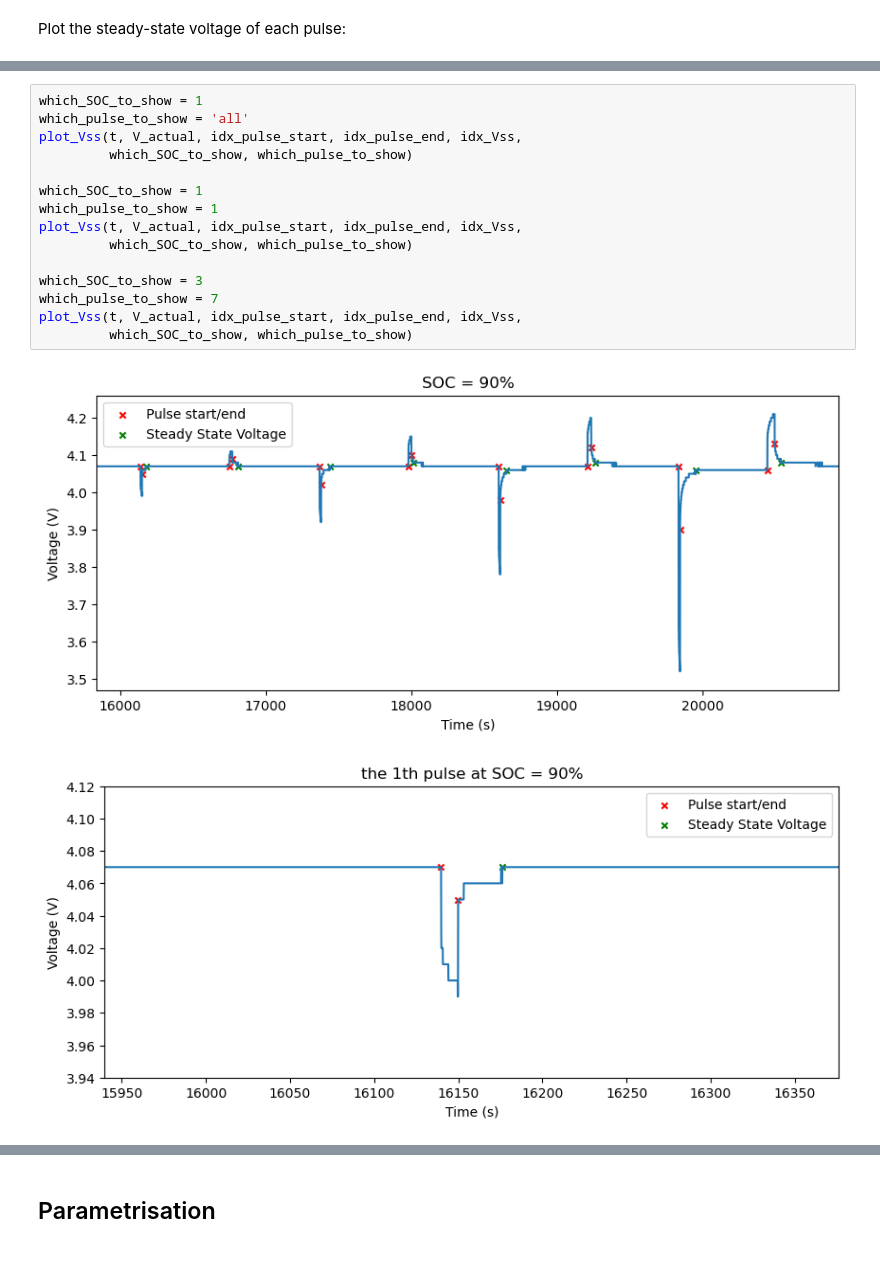
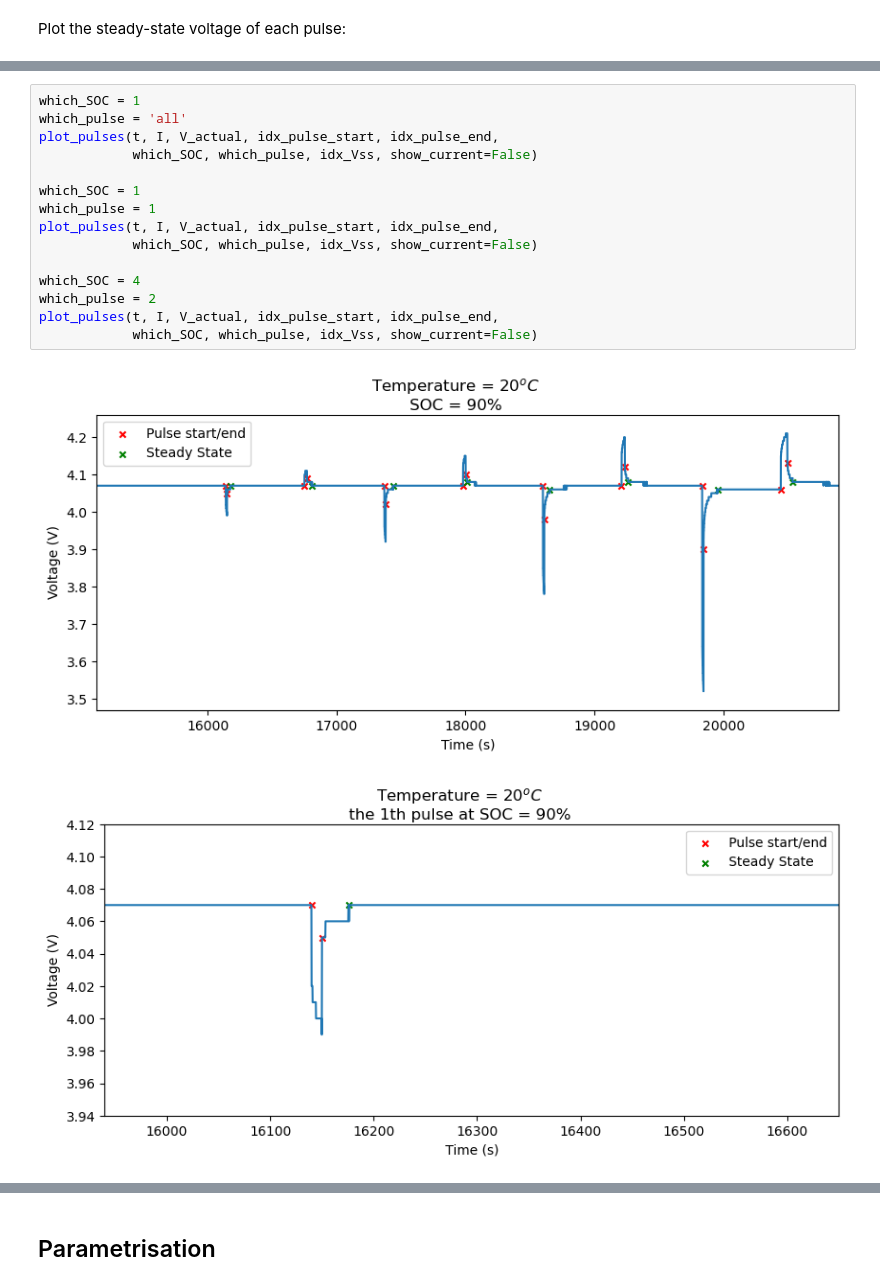
Before and after one commit to sunfanyi/modelling-of-lithium-ion-batteries, a Jupyter notebook: part_2a.ipynb, the cells around one changed output, grey strips where cells are left out. Drawn from its saved outputs; the diff is of its cells as text; blank space fills up the shorter version.

```diff
--- a/part_2a.ipynb
+++ b/part_2a.ipynb
@@ -211,18 +132,18 @@ def plot_Vss(t, V, idx_pulse_start, idx_pulse_end, idx_Vss,
 # %%
-which_SOC_to_show = 1
-which_pulse_to_show = 'all'
-plot_Vss(t, V_actual, idx_pulse_start, idx_pulse_end, idx_Vss,
-         which_SOC_to_show, which_pulse_to_show)
+which_SOC = 1
+which_pulse = 'all'
+plot_pulses(t, I, V_actual, idx_pulse_start, idx_pulse_end,
+            which_SOC, which_pulse, idx_Vss, show_current=False)
 
-which_SOC_to_show = 1
-which_pulse_to_show = 1
-plot_Vss(t, V_actual, idx_pulse_start, idx_pulse_end, idx_Vss,
-         which_SOC_to_show, which_pulse_to_show)
+which_SOC = 1
+which_pulse = 1
+plot_pulses(t, I, V_actual, idx_pulse_start, idx_pulse_end,
+            which_SOC, which_pulse, idx_Vss, show_current=False)
 
-which_SOC_to_show = 3
-which_pulse_to_show = 7
-plot_Vss(t, V_actual, idx_pulse_start, idx_pulse_end, idx_Vss,
-         which_SOC_to_show, which_pulse_to_show)
+which_SOC = 4
+which_pulse = 2
+plot_pulses(t, I, V_actual, idx_pulse_start, idx_pulse_end,
+            which_SOC, which_pulse, idx_Vss, show_current=False)
 # %% [output]
-[figure, old version]
+[figure, new version]
-[figure, old version]
+[figure, new version]
```
Also changed, not shown: parts of 25 cells of this notebook, 3 other files.
